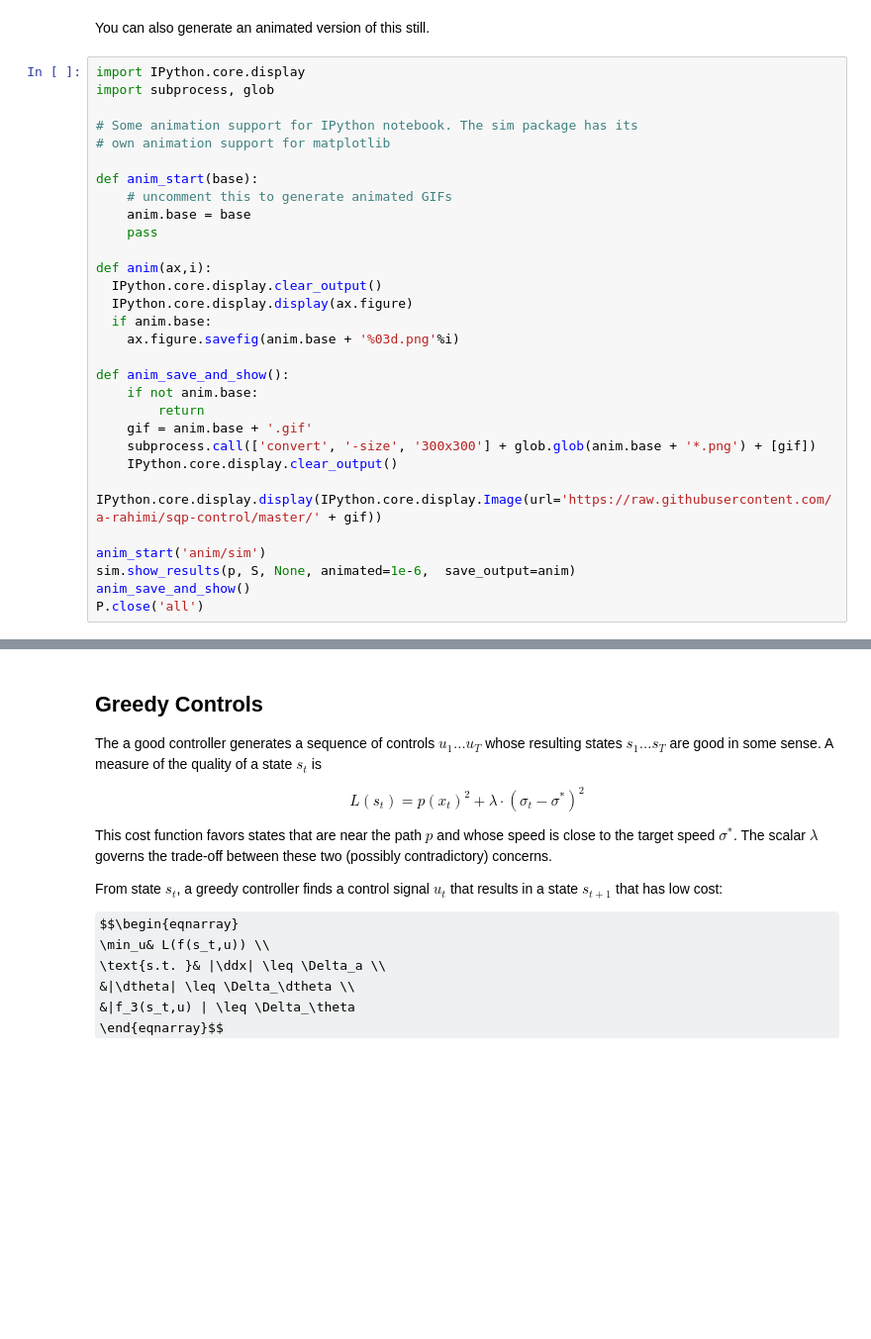
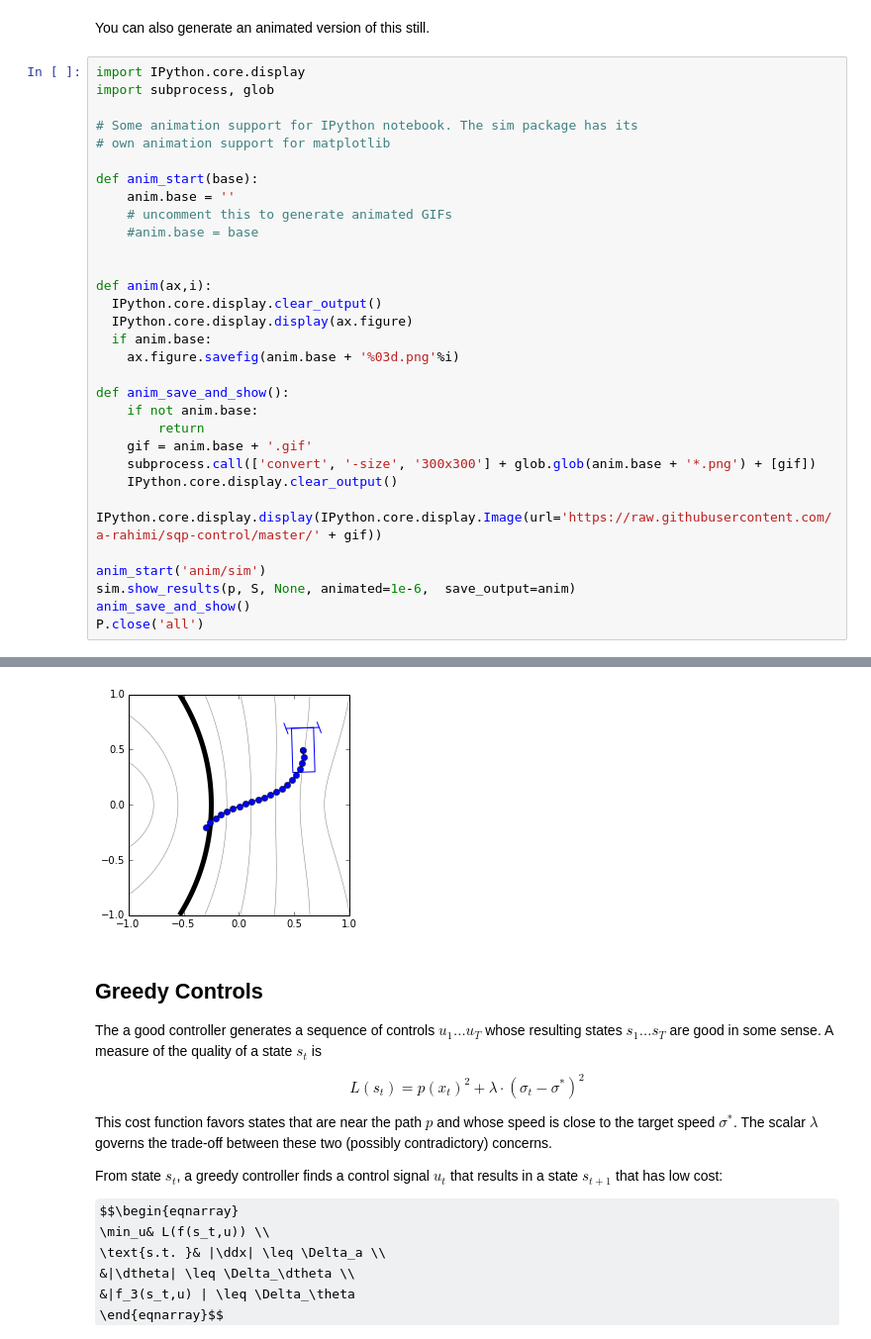
Before and after one commit to a-rahimi/sqp-control, a Jupyter notebook: Following an Uncertain Path.ipynb, the cells around one changed output, grey strips where cells are left out. Shown at 99% size. Cells and saved outputs as stored; diff of their text form; some formulas as TeX source; blank space fills up the shorter version.

```diff
--- a/Following an Uncertain Path.ipynb
+++ b/Following an Uncertain Path.ipynb
@@ -121,9 +121,10 @@ import subprocess, glob
 # own animation support for matplotlib
 
 def anim_start(base):
+    anim.base = ''
     # uncomment this to generate animated GIFs
-    anim.base = base
-    pass
+    #anim.base = base
+
 
 def anim(ax,i):
   IPython.core.display.clear_output()
@@ -148,3 +148,4 @@ P.close('all')
+[figure, added]
 # %% [markdown]
 ## Greedy Controls
 
```
Also changed, not shown: parts of 1 cell of this notebook.
